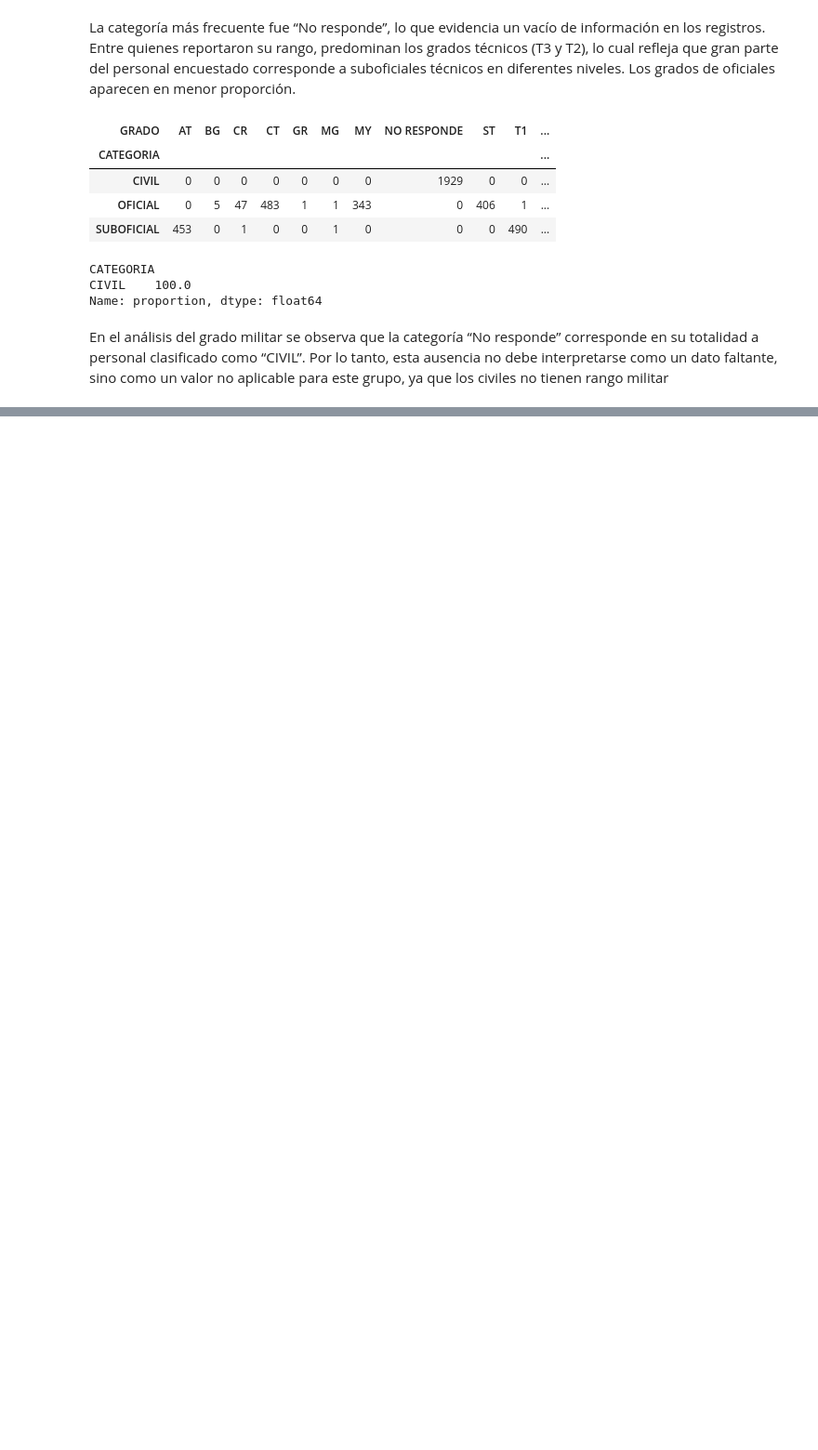
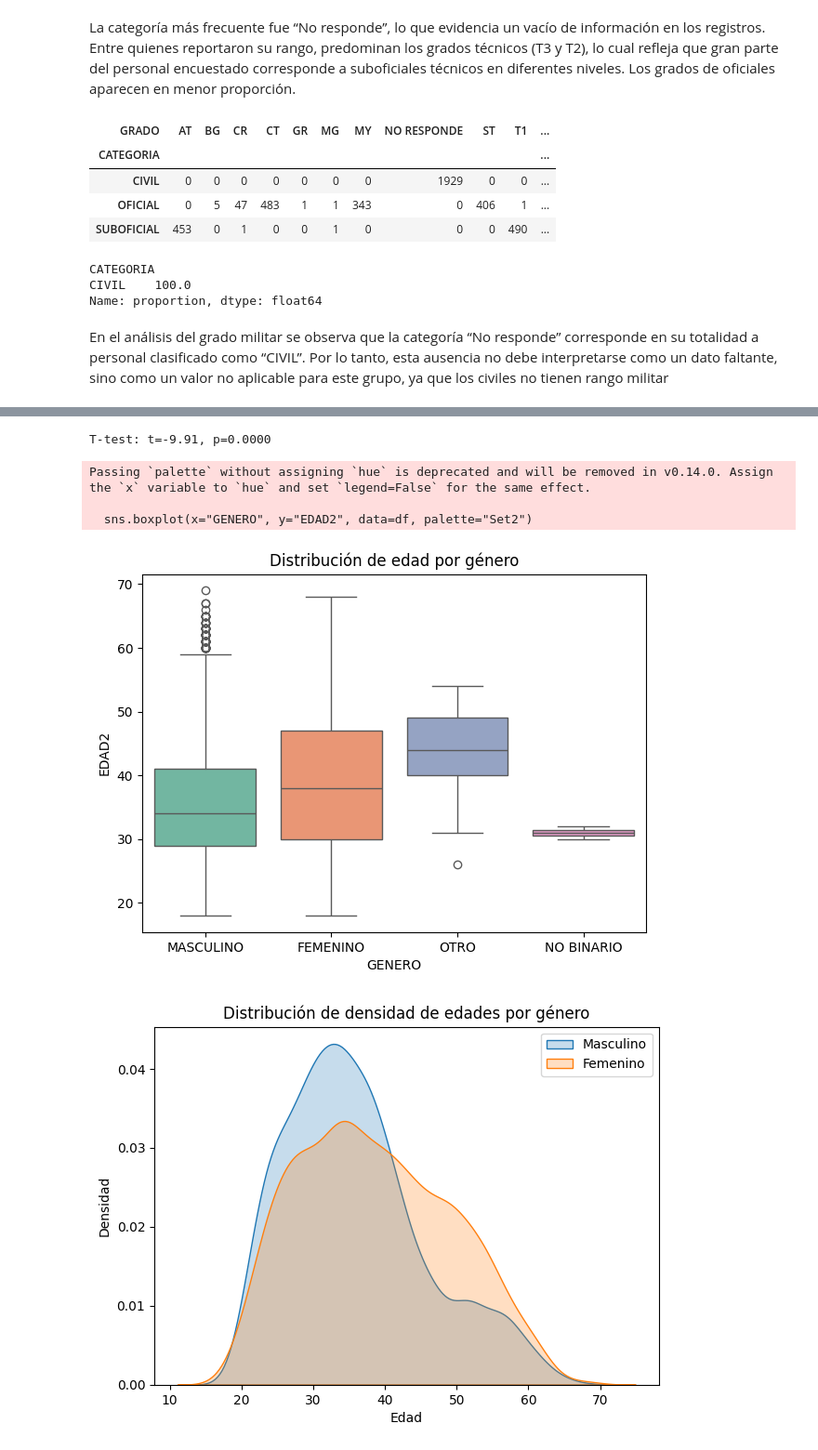
Before and after one commit to yuneidy1703-png/Analisis-datos-fac-equipo-Yun, a Jupyter notebook: Reportes/Analisis_demografico.ipynb, the cells around one changed output, grey strips where cells are left out. Shown at 93% size. Cells and saved outputs as stored; diff of their text form; code cells hidden in the pictures; blank space fills up the shorter version.

```diff
--- a/Reportes/Analisis_demografico.ipynb
+++ b/Reportes/Analisis_demografico.ipynb
@@ -232,0 +212,38 @@ fatal: could not read Username for 'https://github.com': No such device or addre
+# %%
+# --- Análisis estadístico ---
+
+# T-test Edad según Género
+from scipy.stats import ttest_ind
+import seaborn as sns
+import matplotlib.pyplot as plt
+
+# Filtrar datos
+edades_m = df.loc[df["GENERO"]=="MASCULINO", "EDAD2"].dropna()
+edades_f = df.loc[df["GENERO"]=="FEMENINO", "EDAD2"].dropna()
+
+# T-test
+t_stat, p_val = ttest_ind(edades_m, edades_f, equal_var=False)
+print(f"T-test: t={t_stat:.2f}, p={p_val:.4f}")
+
+# Boxplot
+plt.figure(figsize=(7,5))
+sns.boxplot(x="GENERO", y="EDAD2", data=df, palette="Set2")
+plt.title("Distribución de edad por género")
+plt.show()
+
+# KDE
+plt.figure(figsize=(7,5))
+sns.kdeplot(data=edades_m, label="Masculino", fill=True)
+sns.kdeplot(data=edades_f, label="Femenino", fill=True)
+plt.title("Distribución de densidad de edades por género")
+plt.xlabel("Edad")
+plt.ylabel("Densidad")
+plt.legend()
+plt.show()
+# %% [output]
+T-test: t=-9.91, p=0.0000
+Passing `palette` without assigning `hue` is deprecated and will be removed in v0.14.0. Assign the `x` variable to `hue` and set `legend=False` for the same effect.
+
+  sns.boxplot(x="GENERO", y="EDAD2", data=df, palette="Set2")
+[figure, added]
+[figure, added]
```
Also changed, not shown: parts of 22 cells of this notebook.
